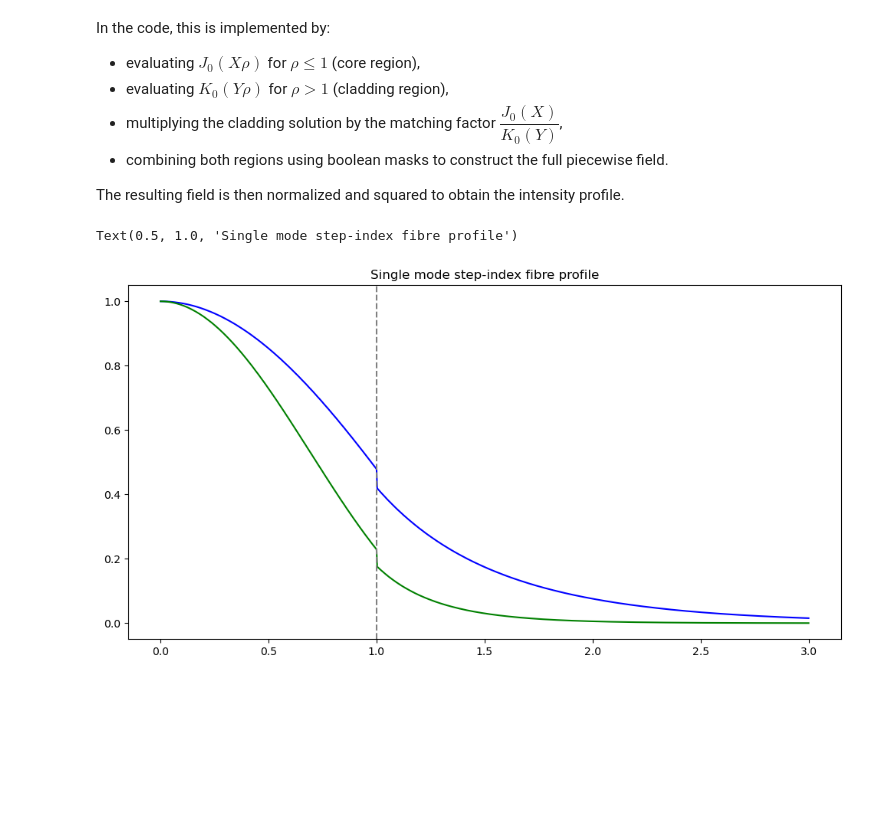
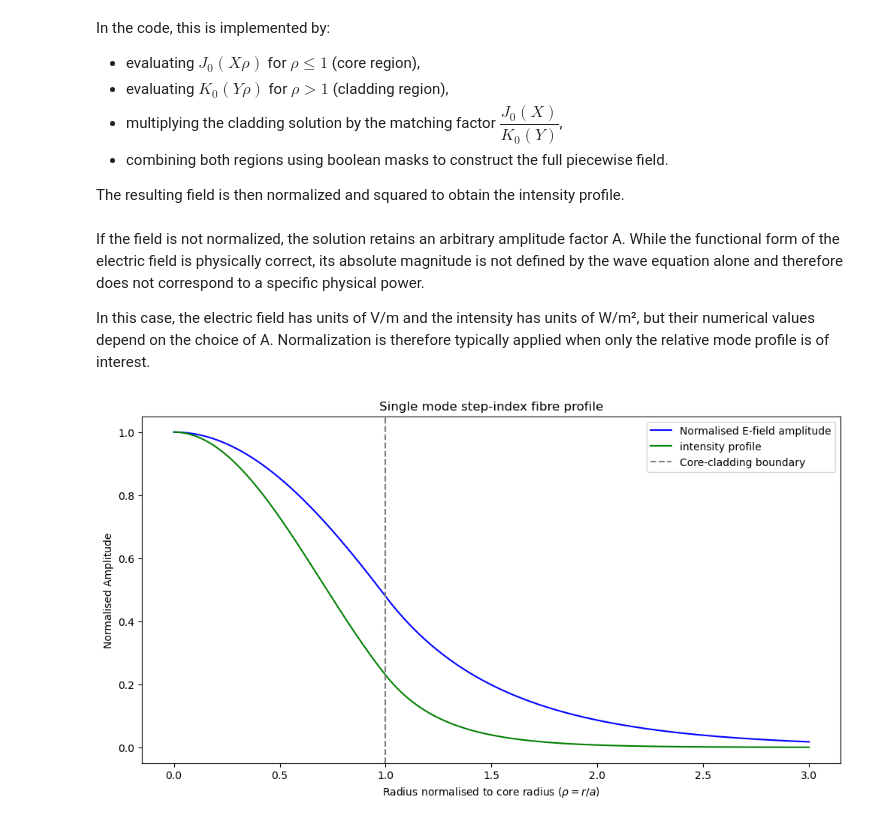
Before and after one commit to TongyueLiu/OH-Suppression-MRes-Project, a Jupyter notebook: Calculating Electric Field Properties.ipynb, the cells around one changed output. Saved outputs shown, nothing was run; the diff lists cells and outputs as text; code cells hidden in the pictures; blank space fills up the shorter version.

Commit message:
Updated E-field profile

```diff
--- a/Calculating Electric Field Properties.ipynb
+++ b/Calculating Electric Field Properties.ipynb
@@ -220,7 +251,7 @@ cladding = rho > 1
 E[core] = jv(0, X_root * rho[core]) # Setting A = 1, multiplied by te Bessel function of zeroth order and ratio rho inside the core
 
 # Step 5 - Set the matching factor at the boundary (rho=1) as J0(X) / K0(Y), this makes the cladding field connect smoothly
-match_factor = jv(0,X) / kv(0,Y)
+match_factor = jv(0,X_root) / kv(0,Y_root)
 
 # Step 6 - Compute the electric field in the cladding region (rho > 1) using the modified Bessel function K0, multiplied by the matching factor to ensure continuity at the boundary
 E[cladding] = match_factor * kv(0, Y_root * rho[cladding])
@@ -230,17 +261,24 @@ E_norm = E / np.max(abs(E))
 
 # Step 8 - We also compute the intensity profile of the electric field, such that I represents the intensity profile and E represents the field amplitude.
 I = np.abs(E_norm)**2
+# %% [markdown]
+If the field is not normalized, the solution retains an arbitrary amplitude factor A.
+While the functional form of the electric field is physically correct, its absolute magnitude is not defined
+by the wave equation alone and therefore does not correspond to a specific physical power.
+
+In this case, the electric field has units of V/m and the intensity has units of W/m²,
+but their numerical values depend on the choice of A.
+Normalization is therefore typically applied when only the relative mode profile is of interest.
 # %%
 # Plot the normalised electric field distribution and the intensity profile
 plt.figure(figsize=(12, 6))
-plt.plot(rho, E_norm, label = 'Normalised field amplitude', color='blue')
+plt.plot(rho, E_norm, label = 'Normalised E-field amplitude', color='blue')
 plt.plot(rho, I, label = 'intensity profile', color='green')
 plt.axvline(1, color = 'gray', linestyle='--', label='Core-cladding boundary')
 plt.title("Single mode step-index fibre profile")
-plt.xlabel('Radius normalised to core radius (rho = r/a)')
+plt.xlabel('Radius normalised to core radius ($\\rho = r/a$)')
 plt.ylabel('Normalised Amplitude')
 plt.legend()
 plt.show()
 # %% [output]
-Text(0.5, 1.0, 'Single mode step-index fibre profile')
-[figure, old version]
+[figure, new version]
```
Also changed, not shown: parts of 8 cells of this notebook.
